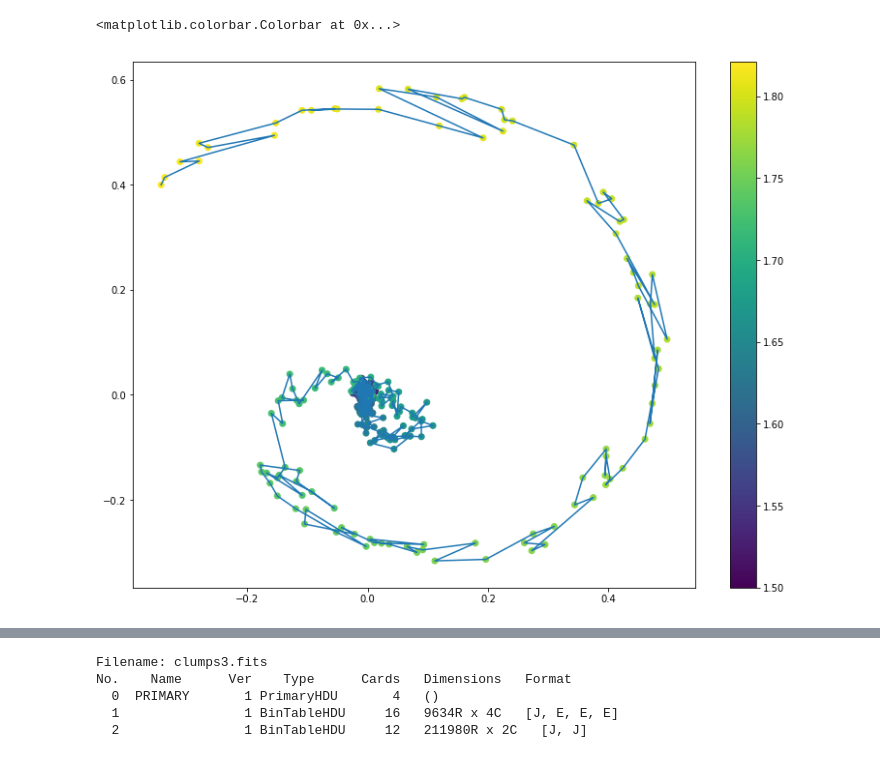
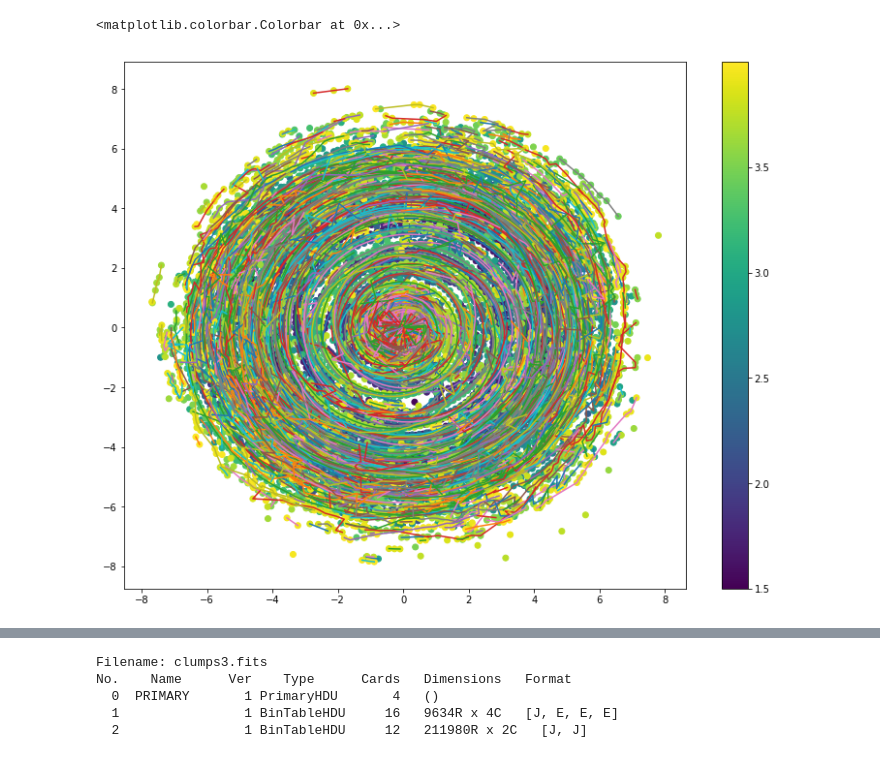
Before and after one commit to BethanyGarver/clumpy-star-formation, a Jupyter notebook: ClusterFinderPhotutils-checkpoint.ipynb, the cells around one changed output, grey strips where cells are left out. Saved outputs shown, nothing was run; the diff lists cells and outputs as text; code cells hidden in the pictures.

```diff
--- a/ClusterFinderPhotutils-checkpoint.ipynb
+++ b/ClusterFinderPhotutils-checkpoint.ipynb
@@ -62,11 +62,11 @@ def FindPeaks(data,z):
     statsdata = [] #only includes data points with density greater than 1 to calculate threshold
     for i in data:
         for j in i:
-            if j>3:
+            if j>2:
                 statsdata.append(j)
     mean, median, std = sigma_clipped_stats(statsdata, sigma=3.0)
     threshold = median + (z * std) #minimum density for a peak
-    tbl = phot.find_peaks(data, threshold, box_size=11) #table of x index, y index, and density for peaks
+    tbl = phot.find_peaks(data, threshold, box_size=2) #table of x index, y index, and density for peaks
     tbl['peak_value'].info.format = '%.8g'
     return tbl
 # %%
@@ -240,6 +247,8 @@ for refTime in range(15,41):
             # Combine clumps in the same place and make clump positions the mean x and y of stars in the clump
             peakPositions = (yedges[tbl['x_peak']]+dy/2, -xedges[tbl['y_peak']]-dx/2)
             peaks = CombineClose(peakPositions)
+            xcoords,ycoords,peaks = MeanPeaks(newStars,peaks)
+            peaks = CombineClose(peaks)
             xcoords,ycoords,positions = MeanPeaks(newStars,peaks)
 
             # Track clumps through time
@@ -302,24 +418,23 @@ plt.imshow(im, cmap='Greys_r', extent=extent)
 # %%
 plt.figure(figsize=(13,10))
 t = []
 x1 = []
 y1 = []
-#for clump in clumps:
-x2 = []
-y2 = []
-clump = clumps[2]
-for j in range(2,len(clump)):
-    t.append(clump[j][0])
-    x1.append(clump[j][1])
-    x2.append(clump[j][1])
-    y1.append(clump[j][2])
-    y2.append(clump[j][2])
-plt.plot(x2,y2)
+for clump in clumps:
+    x2 = []
+    y2 = []
+    for j in range(2,len(clump)):
+        t.append(clump[j][0])
+        x1.append(clump[j][1])
+        x2.append(clump[j][1])
+        y1.append(clump[j][2])
+        y2.append(clump[j][2])
+    plt.plot(x2,y2)
 plt.scatter(x1,y1,c=t)
 plt.colorbar()
 # %% [output]
 <matplotlib.colorbar.Colorbar at 0x...>
-[figure, old version]
+[figure, new version]
 # %%
 for merge in merges:
     print(merge)
```
Also changed, not shown: parts of 7 cells of this notebook.
